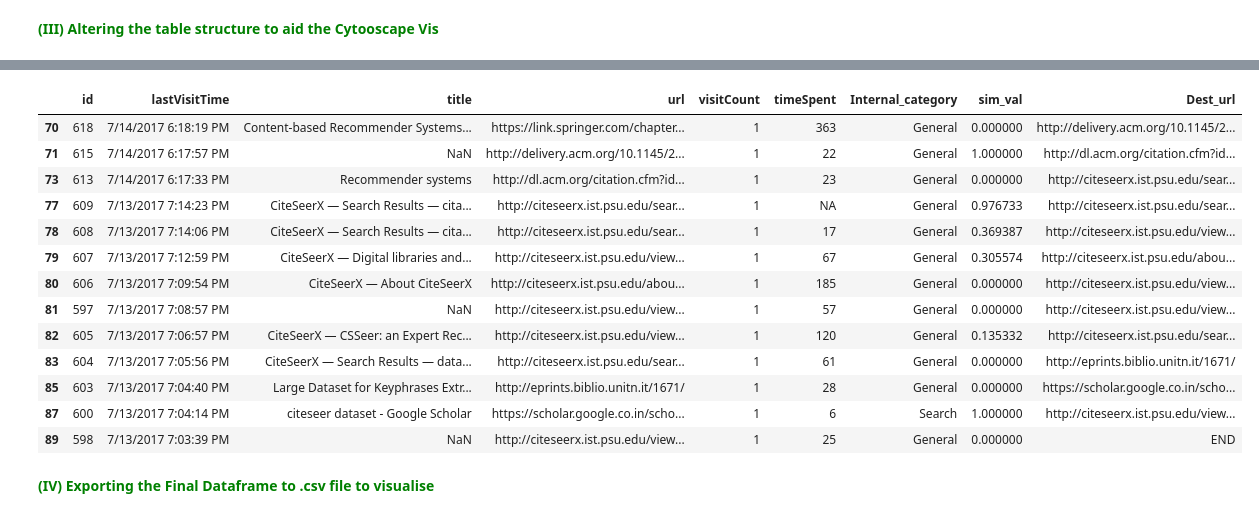
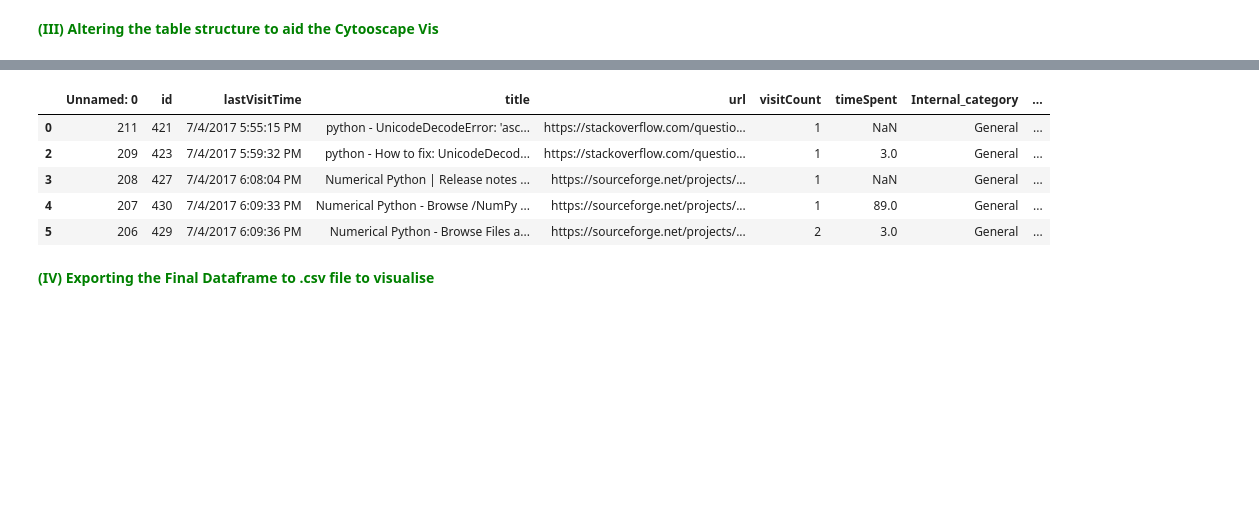
Before and after one commit to BrowseAwareResearchGroup/Initial-Analysis, a Jupyter notebook: Internal Diversion.ipynb, the cells around one changed output, grey strips where cells are left out. Saved outputs shown, nothing was run; the diff lists cells and outputs as text; code cells hidden in the pictures; blank space fills up the shorter version.

```diff
--- a/Internal Diversion.ipynb
+++ b/Internal Diversion.ipynb
@@ -569,0 +596,3 @@ NameError: name 'sample_data' is not defined
+# %%
+disp_data= pd.read_csv('/home/sreeram_0xb5e/Desktop/LocalGit/Analysis/internal_cache.csv')
+disp_data.head()
@@ -570,7 +606,7 @@ NameError: name 'sample_data' is not defined
 # %% [markdown]
 <b style = "color : green" >Removing Unwanted tuples from the dataframe</b>
 # %%
-for i in range(0,len(disp_data)-10):
+for i in range(0,len(disp_data)-4):
     if ("google" in str(disp_data['url'].iloc[i])):
         #print disp_data['url'].iloc[i]
         disp_data.drop(disp_data.index[[i]],inplace = True)
@@ -598,8 +634,10 @@ disp_data
 # %% [markdown]
 <b style = "color : green" >Visualisation of Dissimilarity Movement</b>
 # %%
+#disp_data.to_csv("~/Desktop/res.csv", sep=',', encoding='utf-8')x_time = []
+
+y_dis_sim = []
 x_time = []
-y_dis_sim = []
 
 for i in range(0,len(disp_data)):
     x_time.append(disp_data['timeSpent'].iloc[i])
@@ -609,5 +647,18 @@ for i in range(0,len(x_time)):
     if (x_time[i] is 'NA'):
         x_time[i] = 0
 
-y_dis_sim
+
+temp = 0
+for j in range(0,len(disp_data)):
+    temp = temp + (disp_data['sim_val'].iloc[j])
+
+
+print y_dis_sim
+print "\n"
+print "\n"
+print "Internal Diversion Rate:",
+for i in range(0,len(y_dis_sim)):
+    if (y_dis_sim[i]<0):
+        y_dis_sim[i] = 0.5
+print temp/len(disp_data)
 # %% [output]
@@ -631,0 +688,4 @@ plt.show()
+# %%
+time_arr = []
+for i in range(0,len(disp_data)):
+    time_arr.append(disp_data.iloc[i]['timeSpent'])
@@ -644,28 +723,20 @@ NameError: name 'disp_data' is not defined
 # %%
 tst = disp_data
 #tst.pop('id')
 #tst.pop('lastVisitTime')
 #tst.pop('title')
 #tst.pop('visitCount')
 #tst.pop('timeSpent')
 #tst.pop('Internal_category')
 
-tst
+tst.head()
 # %% [output]
-|  | id | lastVisitTime | title | url | visitCount | timeSpent | Internal_category | sim_val | Dest_url |
-| 70 | 618 | 7/14/2017 6:18:19 PM | Content-based Recommender Systems... | https://link.springer.com/chapter... | 1 | 363 | General | 0.000000 | http://delivery.acm.org/10.1145/2... |
-| 71 | 615 | 7/14/2017 6:17:57 PM | NaN | http://delivery.acm.org/10.1145/2... | 1 | 22 | General | 1.000000 | http://dl.acm.org/citation.cfm?id... |
-| 73 | 613 | 7/14/2017 6:17:33 PM | Recommender systems | http://dl.acm.org/citation.cfm?id... | 1 | 23 | General | 0.000000 | http://citeseerx.ist.psu.edu/sear... |
-| 77 | 609 | 7/13/2017 7:14:23 PM | CiteSeerX — Search Results — cita... | http://citeseerx.ist.psu.edu/sear... | 1 | NA | General | 0.976733 | http://citeseerx.ist.psu.edu/sear... |
-| 78 | 608 | 7/13/2017 7:14:06 PM | CiteSeerX — Search Results — cita... | http://citeseerx.ist.psu.edu/sear... | 1 | 17 | General | 0.369387 | http://citeseerx.ist.psu.edu/view... |
-| 79 | 607 | 7/13/2017 7:12:59 PM | CiteSeerX — Digital libraries and... | http://citeseerx.ist.psu.edu/view... | 1 | 67 | General | 0.305574 | http://citeseerx.ist.psu.edu/abou... |
-| 80 | 606 | 7/13/2017 7:09:54 PM | CiteSeerX — About CiteSeerX | http://citeseerx.ist.psu.edu/abou... | 1 | 185 | General | 0.000000 | http://citeseerx.ist.psu.edu/view... |
-| 81 | 597 | 7/13/2017 7:08:57 PM | NaN | http://citeseerx.ist.psu.edu/view... | 1 | 57 | General | 0.000000 | http://citeseerx.ist.psu.edu/view... |
-| 82 | 605 | 7/13/2017 7:06:57 PM | CiteSeerX — CSSeer: an Expert Rec... | http://citeseerx.ist.psu.edu/view... | 1 | 120 | General | 0.135332 | http://citeseerx.ist.psu.edu/sear... |
-| 83 | 604 | 7/13/2017 7:05:56 PM | CiteSeerX — Search Results — data... | http://citeseerx.ist.psu.edu/sear... | 1 | 61 | General | 0.000000 | http://eprints.biblio.unitn.it/1671/ |
-| 85 | 603 | 7/13/2017 7:04:40 PM | Large Dataset for Keyphrases Extr... | http://eprints.biblio.unitn.it/1671/ | 1 | 28 | General | 0.000000 | https://scholar.google.co.in/scho... |
-| 87 | 600 | 7/13/2017 7:04:14 PM | citeseer dataset - Google Scholar | https://scholar.google.co.in/scho... | 1 | 6 | Search | 1.000000 | http://citeseerx.ist.psu.edu/view... |
-| 89 | 598 | 7/13/2017 7:03:39 PM | NaN | http://citeseerx.ist.psu.edu/view... | 1 | 25 | General | 0.000000 | END |
+|  | Unnamed: 0 | id | lastVisitTime | title | url | visitCount | timeSpent | Internal_category | ... |
+| 0 | 211 | 421 | 7/4/2017 5:55:15 PM | python - UnicodeDecodeError: 'asc... | https://stackoverflow.com/questio... | 1 | NaN | General | ... |
+| 2 | 209 | 423 | 7/4/2017 5:59:32 PM | python - How to fix: UnicodeDecod... | https://stackoverflow.com/questio... | 1 | 3.0 | General | ... |
+| 3 | 208 | 427 | 7/4/2017 6:08:04 PM | Numerical Python | Release notes ... | https://sourceforge.net/projects/... | 1 | NaN | General | ... |
+| 4 | 207 | 430 | 7/4/2017 6:09:33 PM | Numerical Python - Browse /NumPy ... | https://sourceforge.net/projects/... | 1 | 89.0 | General | ... |
+| 5 | 206 | 429 | 7/4/2017 6:09:36 PM | Numerical Python - Browse Files a... | https://sourceforge.net/projects/... | 2 | 3.0 | General | ... |
 # %% [markdown]
 <b style = "color : green" >(IV) Exporting the Final Dataframe to .csv file to visualise</b>
 # %%
```
Also changed, not shown: parts of 21 cells of this notebook, 3 other files.
